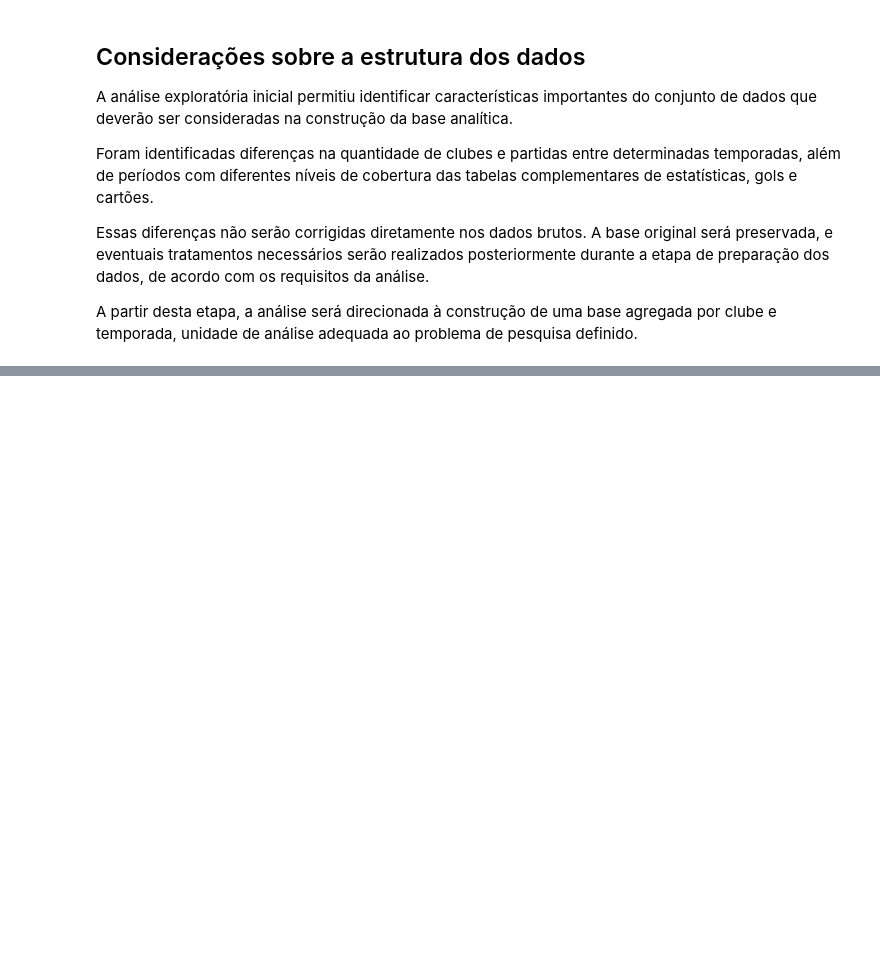
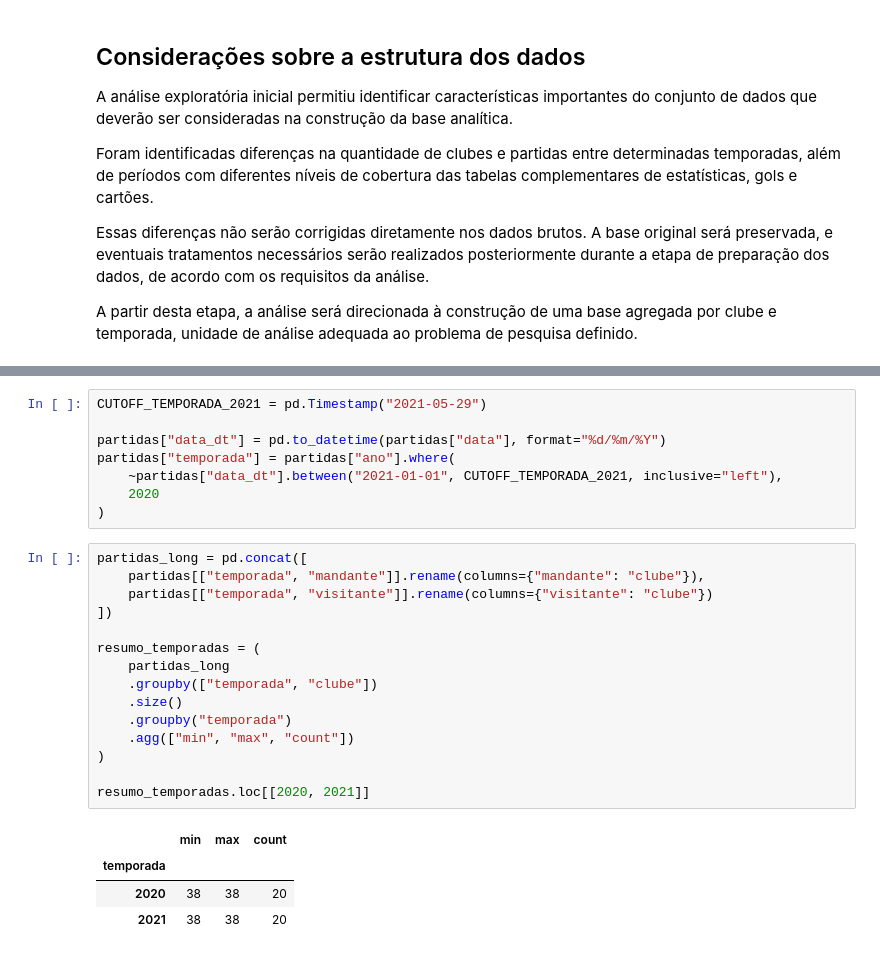
Before and after one commit to FelipePinheiro964/Projeto-Em-Business-Intelligence-e-Analytics, a Jupyter notebook: notebooks/01_analise_dataset.ipynb, the cells around one changed output, grey strips where cells are left out. Drawn from its saved outputs; the diff is of its cells as text; blank space fills up the shorter version.

Commit message:
feat: cria variavel temporada corrigindo distorcao de calendario 2020/2021

```diff
--- a/notebooks/01_analise_dataset.ipynb
+++ b/notebooks/01_analise_dataset.ipynb
@@ -779,0 +794,28 @@ A partir desta etapa, a análise será direcionada à construção de uma base a
+# %%
+CUTOFF_TEMPORADA_2021 = pd.Timestamp("2021-05-29")
+
+partidas["data_dt"] = pd.to_datetime(partidas["data"], format="%d/%m/%Y")
+partidas["temporada"] = partidas["ano"].where(
+    ~partidas["data_dt"].between("2021-01-01", CUTOFF_TEMPORADA_2021, inclusive="left"),
+    2020
+)
+# %%
+partidas_long = pd.concat([
+    partidas[["temporada", "mandante"]].rename(columns={"mandante": "clube"}),
+    partidas[["temporada", "visitante"]].rename(columns={"visitante": "clube"})
+])
+
+resumo_temporadas = (
+    partidas_long
+    .groupby(["temporada", "clube"])
+    .size()
+    .groupby("temporada")
+    .agg(["min", "max", "count"])
+)
+
+resumo_temporadas.loc[[2020, 2021]]
+# %% [output]
+|  | min | max | count |
+| temporada |  |  |  |
+| 2020 | 38 | 38 | 20 |
+| 2021 | 38 | 38 | 20 |
```
Also changed, not shown: parts of 3 cells of this notebook.
